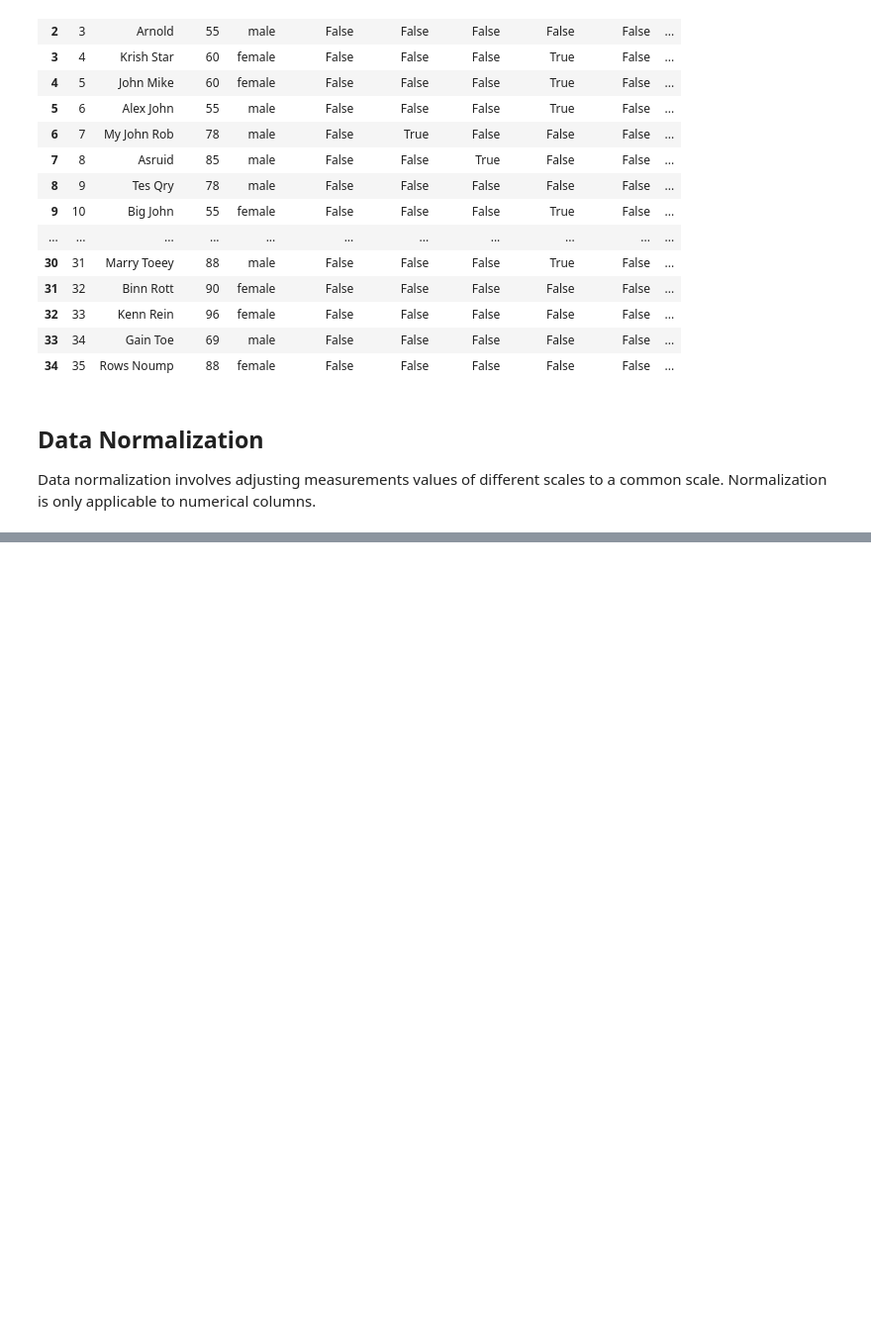
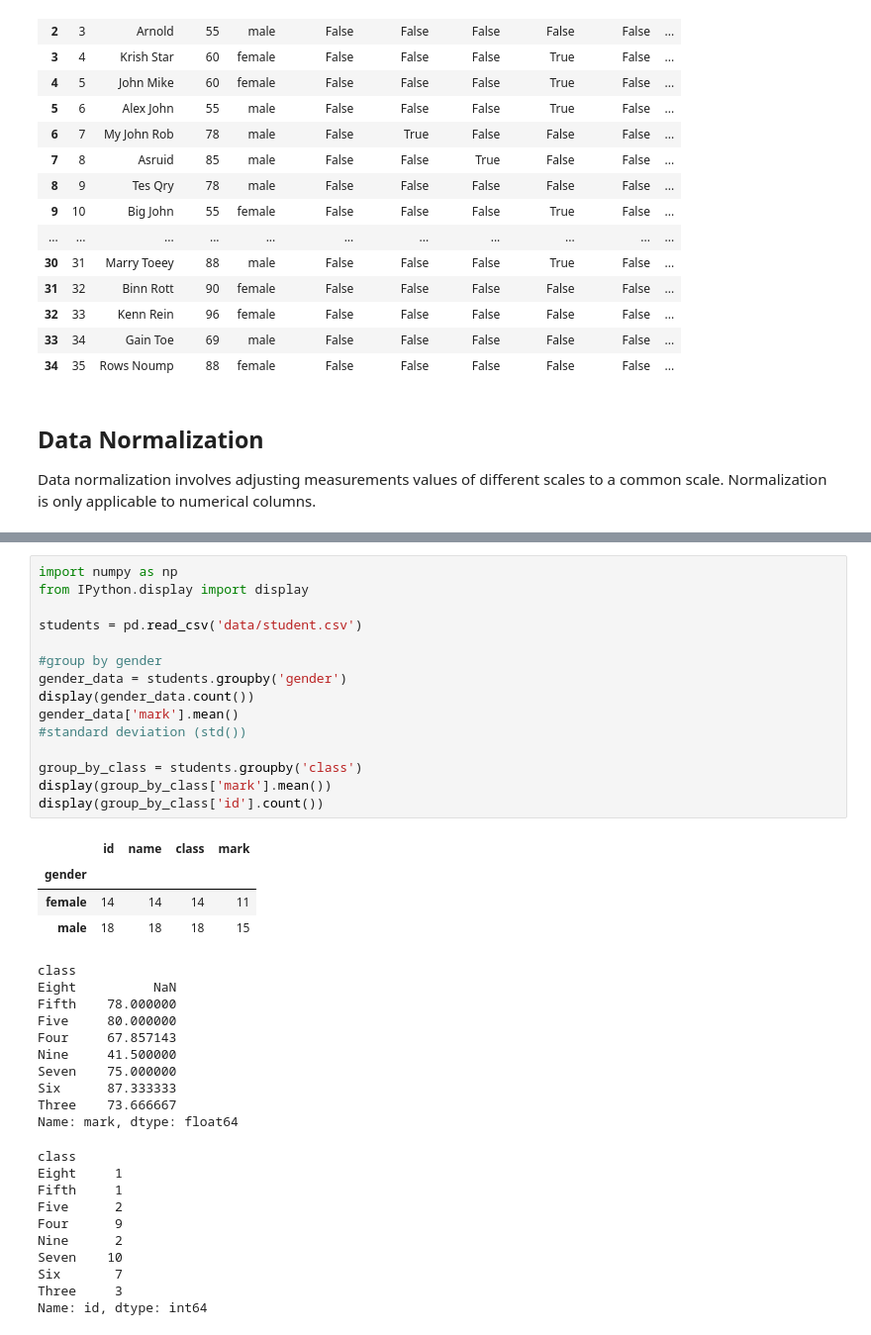
Before and after one commit to Samyog10/Python, a Jupyter notebook: week_4.ipynb, the cells around one changed output, grey strips where cells are left out. Shown: that part at 99% size. Drawn from its saved outputs; the diff is of its cells as text; blank space fills up the shorter version.

```diff
--- a/week_4.ipynb
+++ b/week_4.ipynb
@@ -208,0 +226,40 @@ NameError: name 'pd' is not defined
+# %%
+import numpy as np
+from IPython.display import display
+
+students = pd.read_csv('data/student.csv')
+
+#group by gender
+gender_data = students.groupby('gender')
+display(gender_data.count())
+gender_data['mark'].mean()
+#standard deviation (std())
+
+group_by_class = students.groupby('class')
+display(group_by_class['mark'].mean())
+display(group_by_class['id'].count())
+# %% [output]
+|  | id | name | class | mark |
+| gender |  |  |  |  |
+| female | 14 | 14 | 14 | 11 |
+| male | 18 | 18 | 18 | 15 |
+class
+Eight          NaN
+Fifth    78.000000
+Five     80.000000
+Four     67.857143
+Nine     41.500000
+Seven    75.000000
+Six      87.333333
+Three    73.666667
+Name: mark, dtype: float64
+class
+Eight     1
+Fifth     1
+Five      2
+Four      9
+Nine      2
+Seven    10
+Six       7
+Three     3
+Name: id, dtype: int64
```
Also changed, not shown: parts of 6 cells of this notebook.
